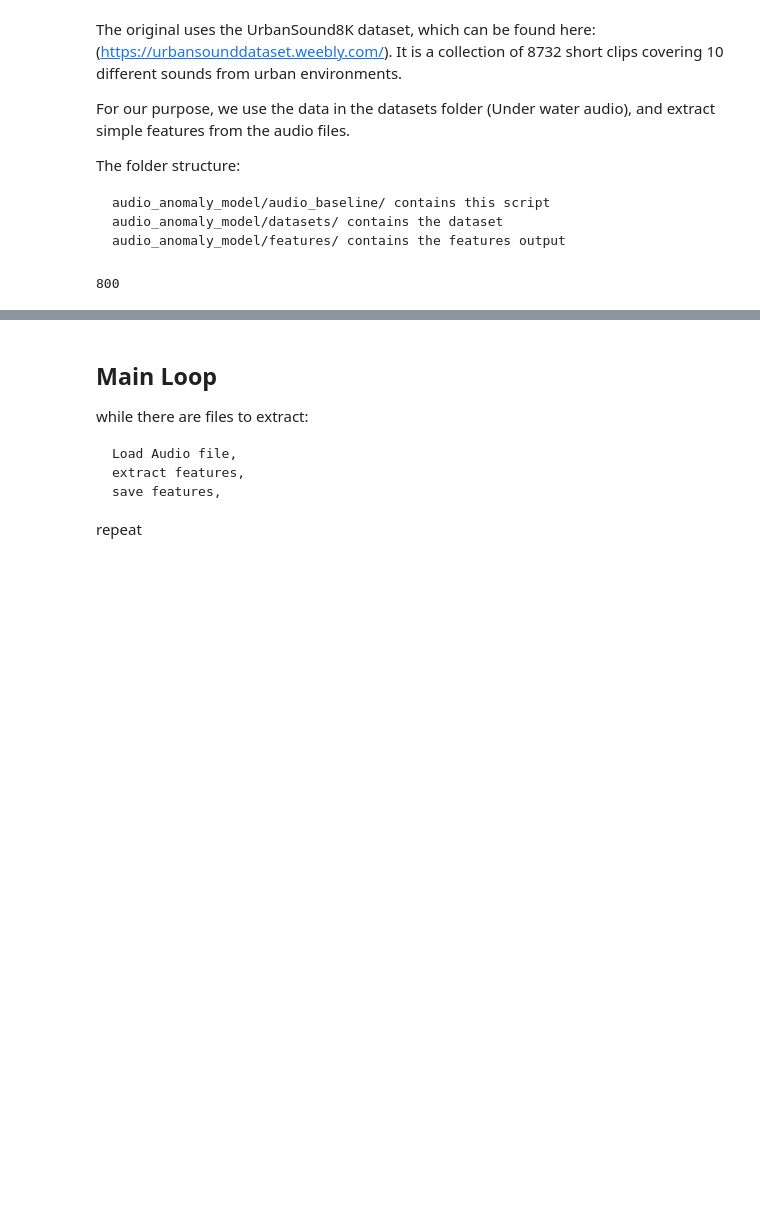
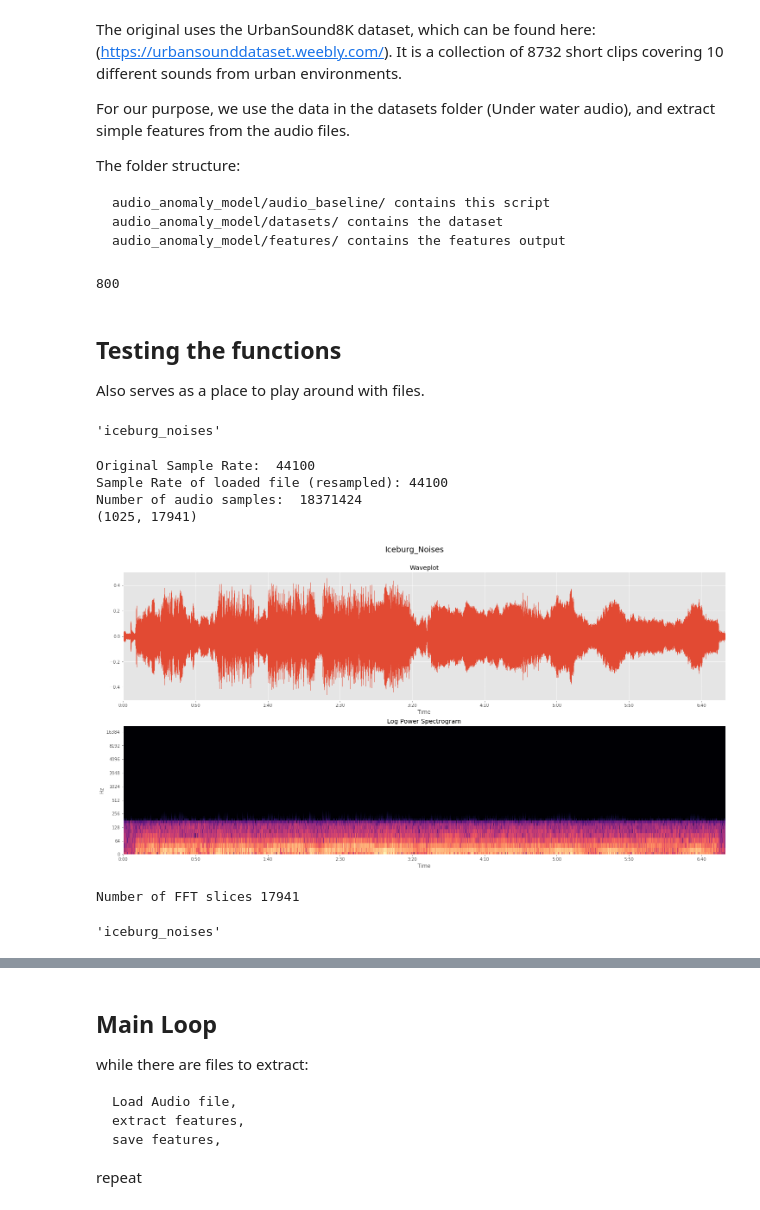
Before and after one commit to kartiknan/audio_baseline, a Jupyter notebook: extract-explore.ipynb, the cells around one changed output, grey strips where cells are left out. Drawn from its saved outputs; the diff is of its cells as text; code cells hidden in the pictures; blank space fills up the shorter version.

Commit message:
Added functionality to test and play with audio files. Example where taking ffts at multiple sample rates can help better understand the signal of interest

```diff
--- a/extract-explore.ipynb
+++ b/extract-explore.ipynb
@@ -146,3 +147,29 @@ file_paths = list(path_dataset.glob('*'))
 len(file_paths)
 # %% [output]
 800
+# %% [markdown]
+## Testing the functions
+Also serves as a place to play around with files.
+# %%
+file1 = path_raw_audio/'iceburg_noises'/'Iceburg_Tremor.wav'
+Path.is_file(file1)
+class_name = file1.parent.name
+class_name
+# %% [output]
+'iceburg_noises'
+# %%
+X, sr = load_sound(file1, class_name, sr=44100, p=True)
+# %% [output]
+Original Sample Rate:  44100
+Sample Rate of loaded file (resampled): 44100
+Number of audio samples:  18371424
+(1025, 17941)
+[figure, added]
+Number of FFT slices 17941
+# %%
+file2 = path_raw_audio/'iceburg_noises'/'Iceburg_Tremor_999.wav'
+
+class_name = file2.parent.name
+class_name
+# %% [output]
+'iceburg_noises'
```
Also changed, not shown: parts of 3 cells of this notebook.
